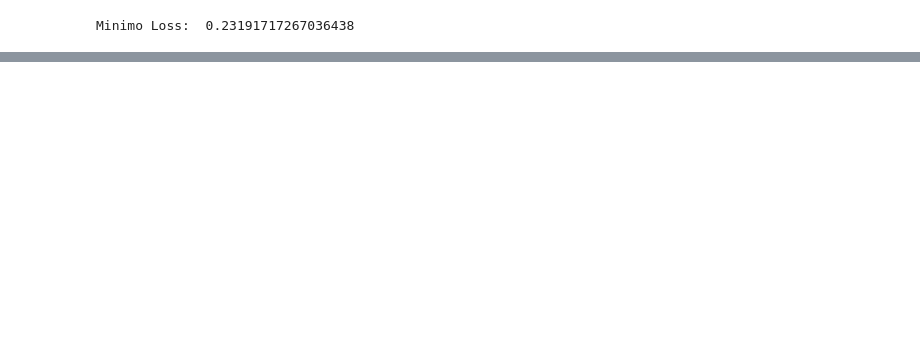
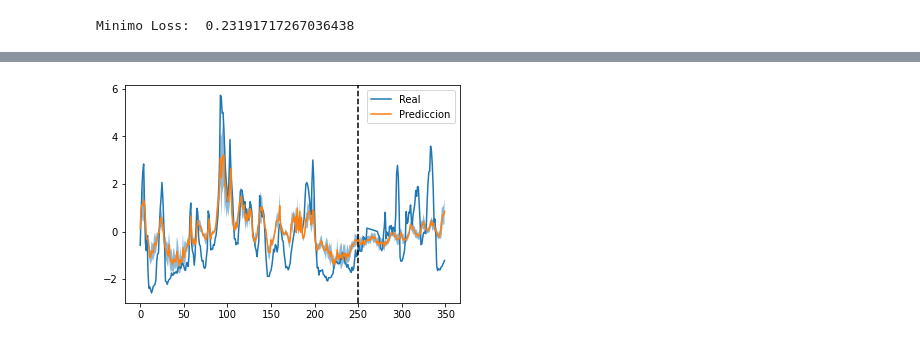
Before and after one commit to FelixStaff/Prediccion, a Jupyter notebook: Dataset.ipynb, the cells around one changed output, grey strips where cells are left out. Drawn from its saved outputs; the diff is of its cells as text; code cells hidden in the pictures; blank space fills up the shorter version.

```diff
--- a/Dataset.ipynb
+++ b/Dataset.ipynb
@@ -241,0 +251,27 @@ print (lista[-3:])
+# %%
+# make a function to predict same as test, but generate 100 generations and print the mean and std
+def predict(Predictor,test_data,size,future=60,it = 0, gens = 100):
+    iterat = DataLoader(test_data, batch_size=size, shuffle=False)
+    iterat = iter(iterat)
+    for i in range(it):
+        (x,y) = next(iterat)
+    outputs = []
+    for i in range(gens):
+        out = Predictor(x[:-future],future=future)
+        Y_proyectado = out.detach().numpy()[:,0,0]
+        outputs.append(Y_proyectado)
+        Y_real = y.detach().numpy()[:,0,0]
+    outputs = np.array(outputs)
+    mean = outputs.mean(axis=0)
+    std = outputs.std(axis=0)
+    # dont print the results of the prediction before the axvline
+    plt.plot(Y_real,label='Real')
+    plt.plot(mean,label='Prediccion')
+    plt.fill_between(np.arange(mean.shape[0]),mean-std,mean+std,alpha=0.5)
+    plt.axvline(x=size-future, color='black', linestyle='--')
+    plt.legend()
+    plt.show()
+# %%
+predict(Predictor,dataset,350,future=100,it=1,gens=10)
+# %% [output]
+[figure, added]
```
Also changed, not shown: parts of 12 cells of this notebook, 19 other files.
